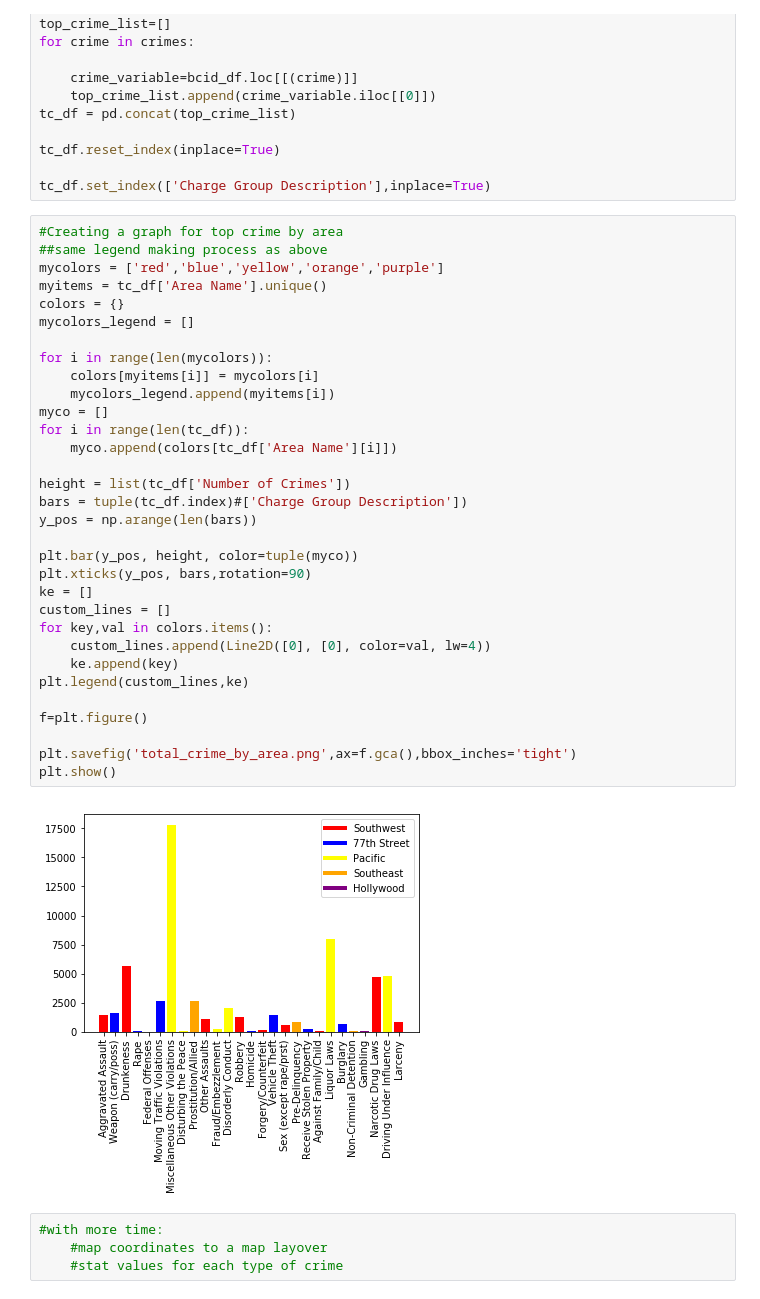
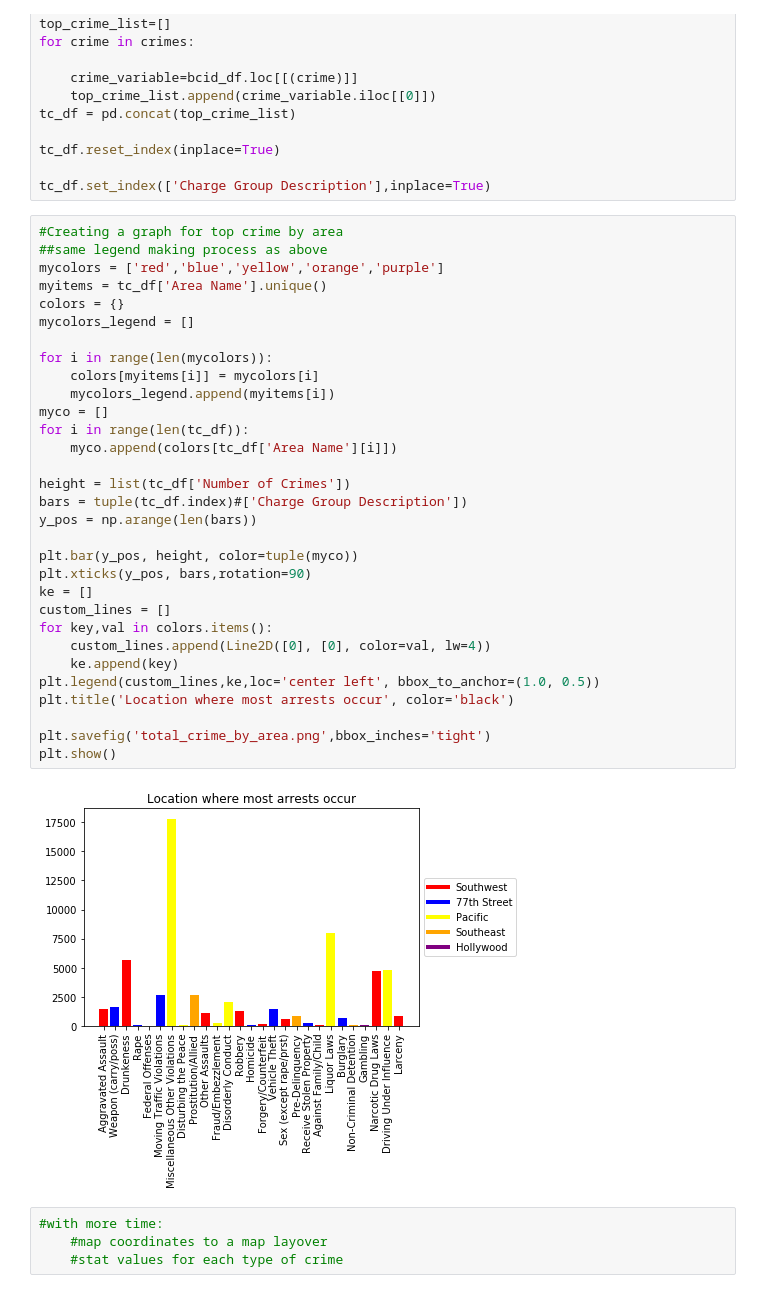
Before and after one commit to dshen90/Pandas_investigations_Inc_2, a Jupyter notebook: Crime_starter.ipynb, the cells around one changed output. Drawn from its saved outputs; the diff is of its cells as text.

Commit message:
new image

```diff
--- a/Crime_starter.ipynb
+++ b/Crime_starter.ipynb
@@ -275,37 +275,36 @@ tc_df.set_index(['Charge Group Description'],inplace=True)
 # %%
 #Creating a graph for top crime by area
 ##same legend making process as above
 mycolors = ['red','blue','yellow','orange','purple']
 myitems = tc_df['Area Name'].unique()
 colors = {}
 mycolors_legend = []
 
 for i in range(len(mycolors)):
     colors[myitems[i]] = mycolors[i]
     mycolors_legend.append(myitems[i])
 myco = []
 for i in range(len(tc_df)):
     myco.append(colors[tc_df['Area Name'][i]])
 
 height = list(tc_df['Number of Crimes'])
 bars = tuple(tc_df.index)#['Charge Group Description'])
 y_pos = np.arange(len(bars))
 
 plt.bar(y_pos, height, color=tuple(myco))
 plt.xticks(y_pos, bars,rotation=90)
 ke = []
 custom_lines = []
 for key,val in colors.items():
     custom_lines.append(Line2D([0], [0], color=val, lw=4))
     ke.append(key)
-plt.legend(custom_lines,ke)
+plt.legend(custom_lines,ke,loc='center left', bbox_to_anchor=(1.0, 0.5))
+plt.title('Location where most arrests occur', color='black')
 
-f=plt.figure()
-
-plt.savefig('total_crime_by_area.png',ax=f.gca(),bbox_inches='tight')
+plt.savefig('total_crime_by_area.png',bbox_inches='tight')
 plt.show()
 # %% [output]
-[figure, old version]
+[figure, new version]
 # %%
 #with more time:
     #map coordinates to a map layover
```
Also changed, not shown: parts of 1 cell of this notebook, 1 other file.
